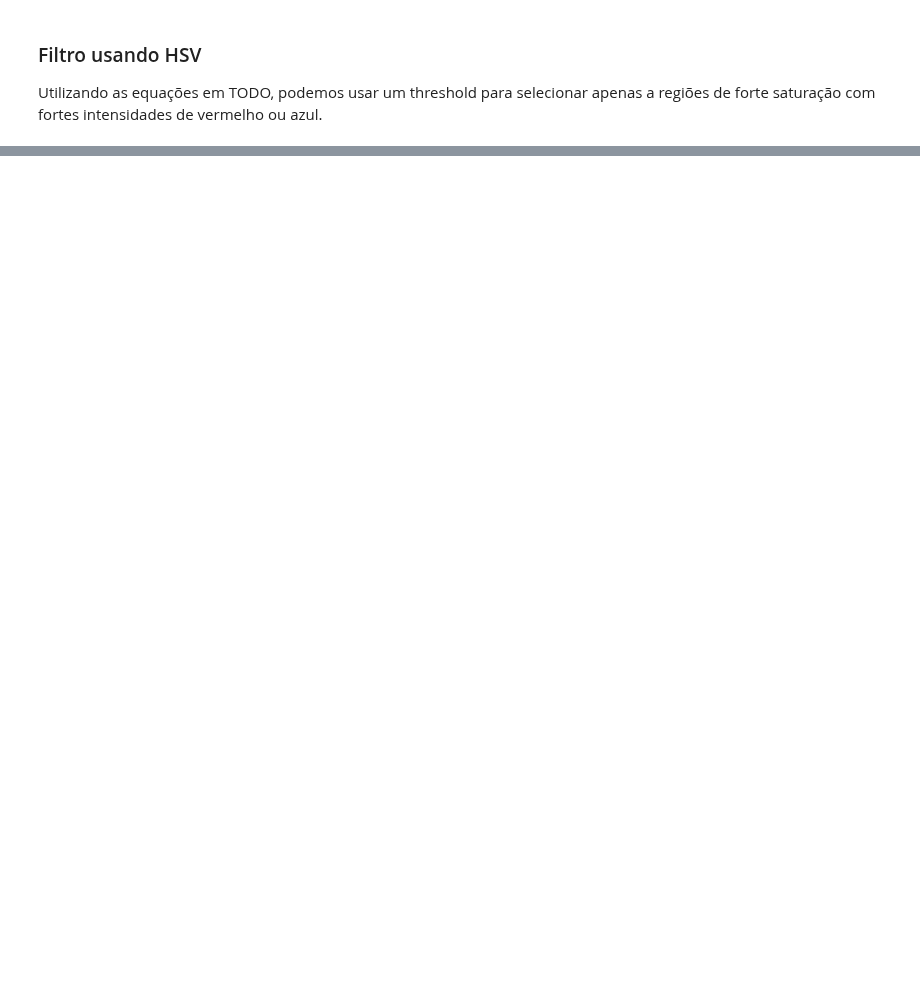
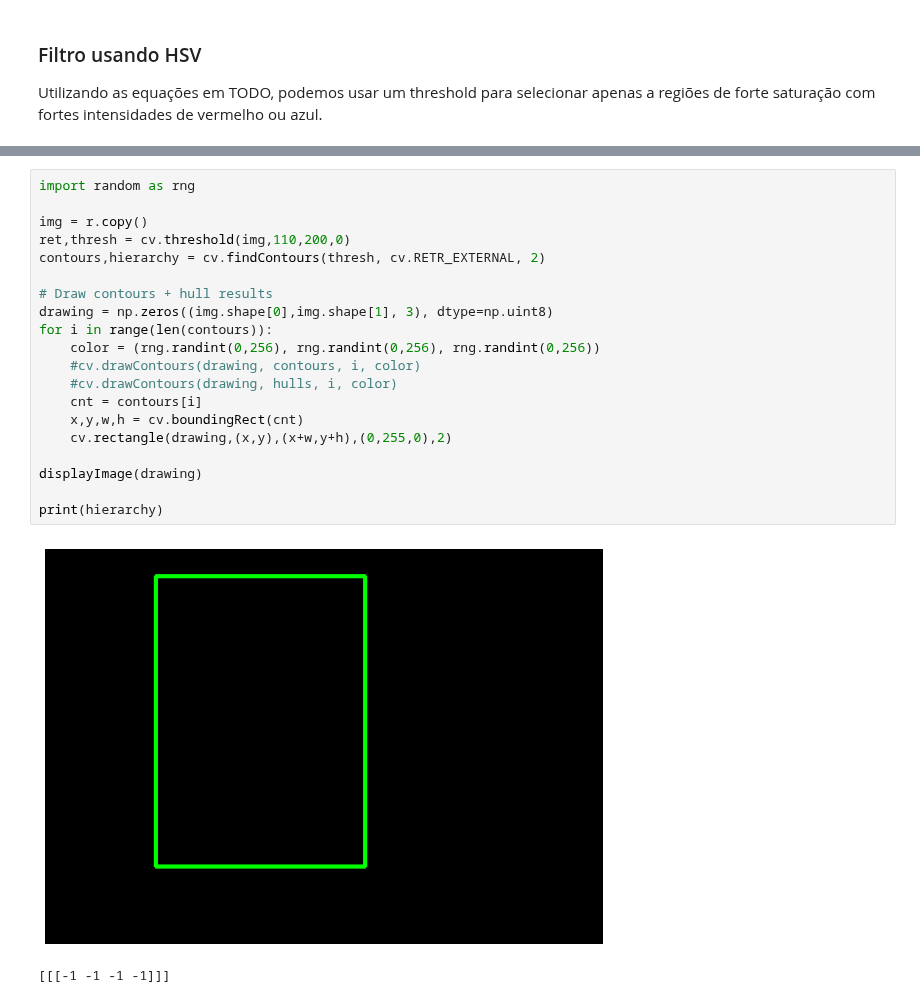
Before and after one commit to joaolucasmartins/VC2022, a Jupyter notebook: notebook.ipynb, the cells around one changed output, grey strips where cells are left out. Saved outputs shown, nothing was run; the diff lists cells and outputs as text; blank space fills up the shorter version.

Commit message:
WIP: Bounding boxes

```diff
--- a/notebook.ipynb
+++ b/notebook.ipynb
@@ -157 +157,24 @@ displayImage(b), displayImage(r)
 (None, None)
+# %%
+import random as rng
+
+img = r.copy()
+ret,thresh = cv.threshold(img,110,200,0)
+contours,hierarchy = cv.findContours(thresh, cv.RETR_EXTERNAL, 2)
+
+# Draw contours + hull results
+drawing = np.zeros((img.shape[0],img.shape[1], 3), dtype=np.uint8)
+for i in range(len(contours)):
+    color = (rng.randint(0,256), rng.randint(0,256), rng.randint(0,256))
+    #cv.drawContours(drawing, contours, i, color)
+    #cv.drawContours(drawing, hulls, i, color)
+    cnt = contours[i]
+    x,y,w,h = cv.boundingRect(cnt)
+    cv.rectangle(drawing,(x,y),(x+w,y+h),(0,255,0),2)
+
+displayImage(drawing)
+
+print(hierarchy)
+# %% [output]
+[figure, added]
+[[[-1 -1 -1 -1]]]
```
Also changed, not shown: parts of 3 cells of this notebook.
